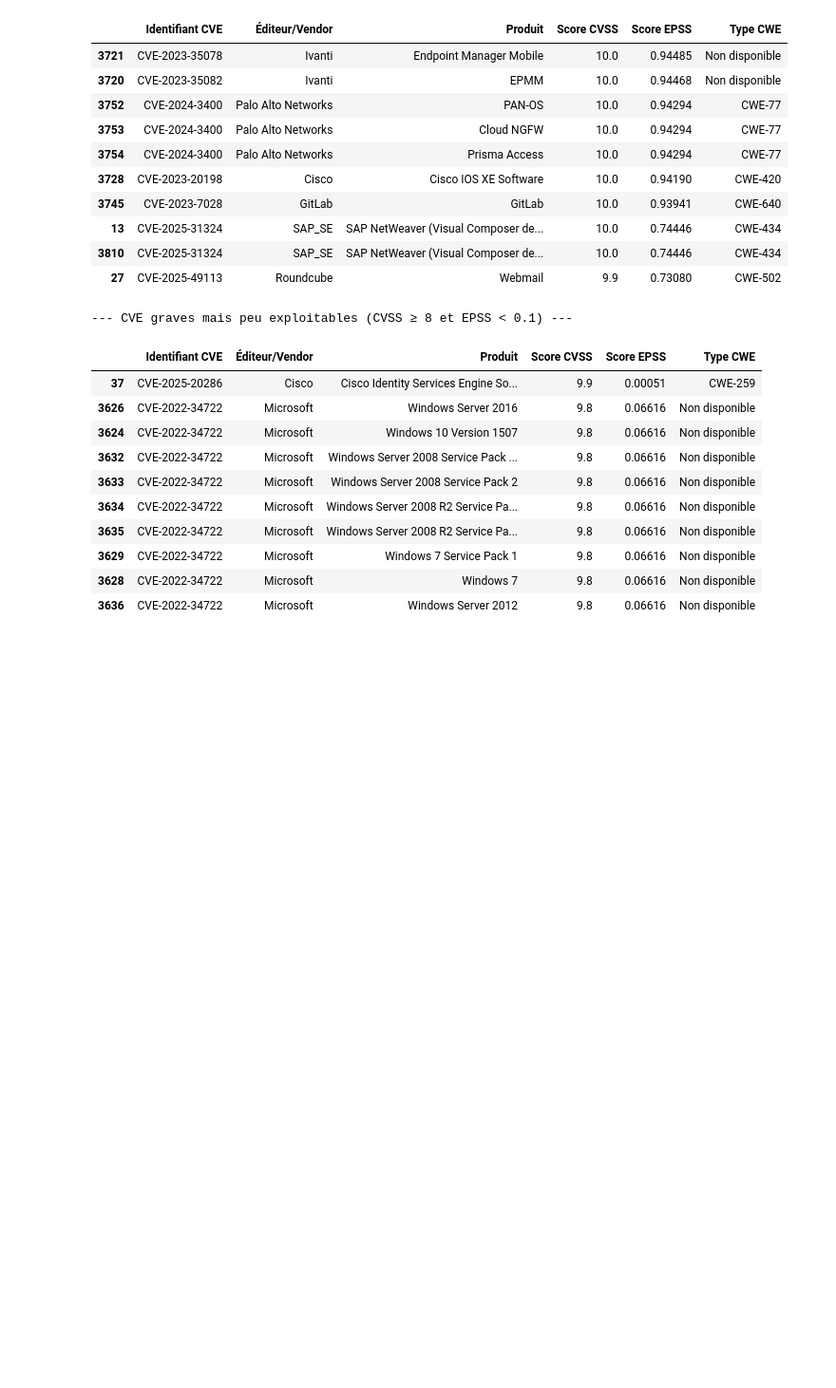
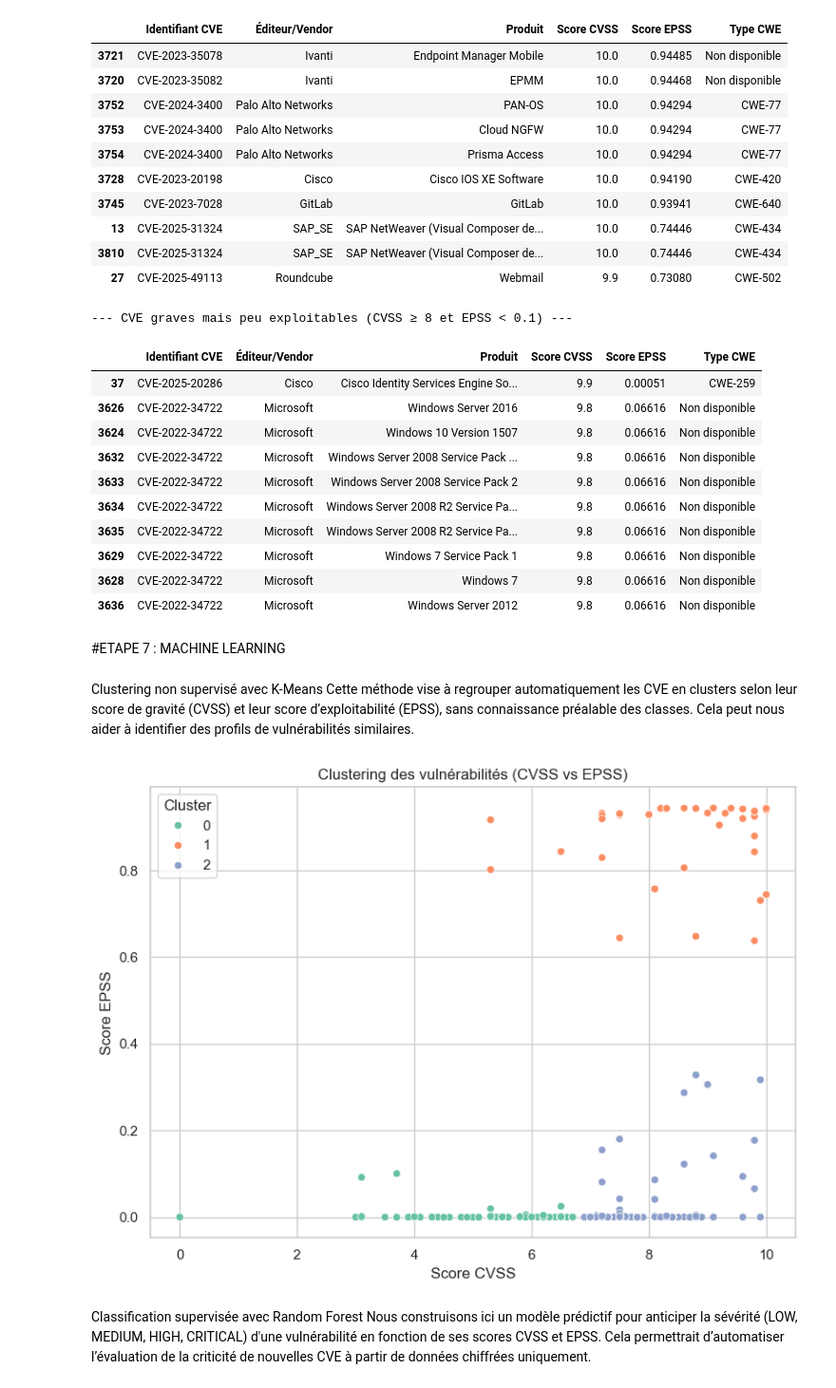
Before and after one commit to Sidy13/Analyse-ANSSI-CVE, a Jupyter notebook: analyse_cve.ipynb, the cells around one changed output. Shown at 95% size. Saved outputs shown, nothing was run; the diff lists cells and outputs as text; code cells hidden in the pictures; blank space fills up the shorter version.

Commit message:
ajout des modeles de machine learning

```diff
--- a/analyse_cve.ipynb
+++ b/analyse_cve.ipynb
@@ -268,3 +268,44 @@ cve_sous_estimees[[
 | 3629 | CVE-2022-34722 | Microsoft | Windows 7 Service Pack 1 | 9.8 | 0.06616 | Non disponible |
 | 3628 | CVE-2022-34722 | Microsoft | Windows 7 | 9.8 | 0.06616 | Non disponible |
 | 3636 | CVE-2022-34722 | Microsoft | Windows Server 2012 | 9.8 | 0.06616 | Non disponible |
+# %% [markdown]
+#ETAPE 7 : MACHINE LEARNING
+# %% [markdown]
+Clustering non supervisé avec K-Means
+Cette méthode vise à regrouper automatiquement les CVE en clusters selon leur score de gravité (CVSS) et leur score d’exploitabilité (EPSS), sans connaissance préalable des classes.
+Cela peut nous aider à identifier des profils de vulnérabilités similaires.
+# %%
+from sklearn.preprocessing import StandardScaler
+from sklearn.cluster import KMeans
+import matplotlib.pyplot as plt
+import seaborn as sns
+
+# Préparation des données
+df_cluster = df[["Score CVSS", "Score EPSS"]].dropna()
+scaler = StandardScaler()
+X_scaled = scaler.fit_transform(df_cluster)
+
+# Application de KMeans
+kmeans = KMeans(n_clusters=3, random_state=42)
+df_cluster["Cluster"] = kmeans.fit_predict(X_scaled)
+
+# Visualisation
+plt.figure(figsize=(8, 6))
+sns.scatterplot(
+    x=df_cluster["Score CVSS"],
+    y=df_cluster["Score EPSS"],
+    hue=df_cluster["Cluster"],
+    palette="Set2"
+)
+plt.title("Clustering des vulnérabilités (CVSS vs EPSS)")
+plt.xlabel("Score CVSS")
+plt.ylabel("Score EPSS")
+plt.grid(True)
+plt.tight_layout()
+plt.show()
+# %% [output]
+[figure, added]
+# %% [markdown]
+Classification supervisée avec Random Forest
+Nous construisons ici un modèle prédictif pour anticiper la sévérité (LOW, MEDIUM, HIGH, CRITICAL) d'une vulnérabilité en fonction de ses scores CVSS et EPSS.
+Cela permettrait d’automatiser l’évaluation de la criticité de nouvelles CVE à partir de données chiffrées uniquement.
```
Also changed, not shown: parts of 1 cell of this notebook.
